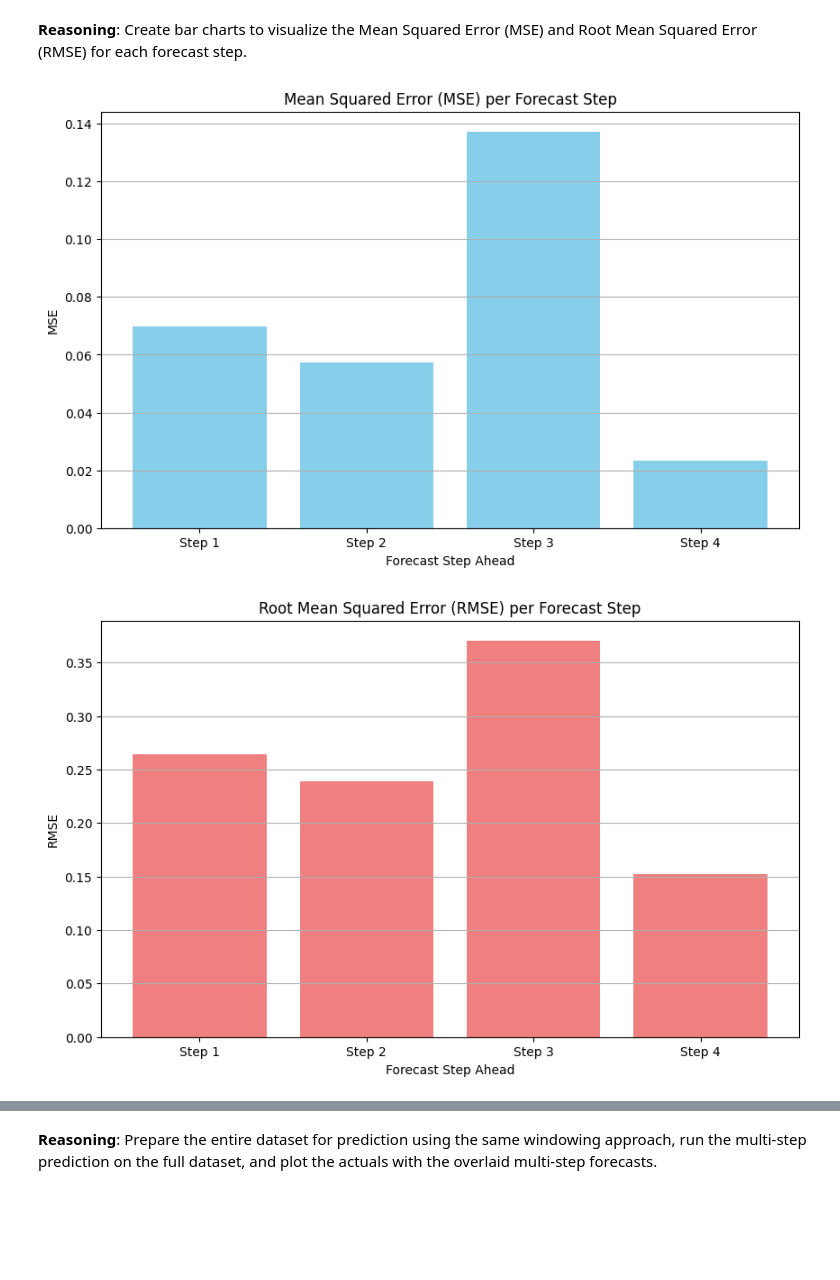
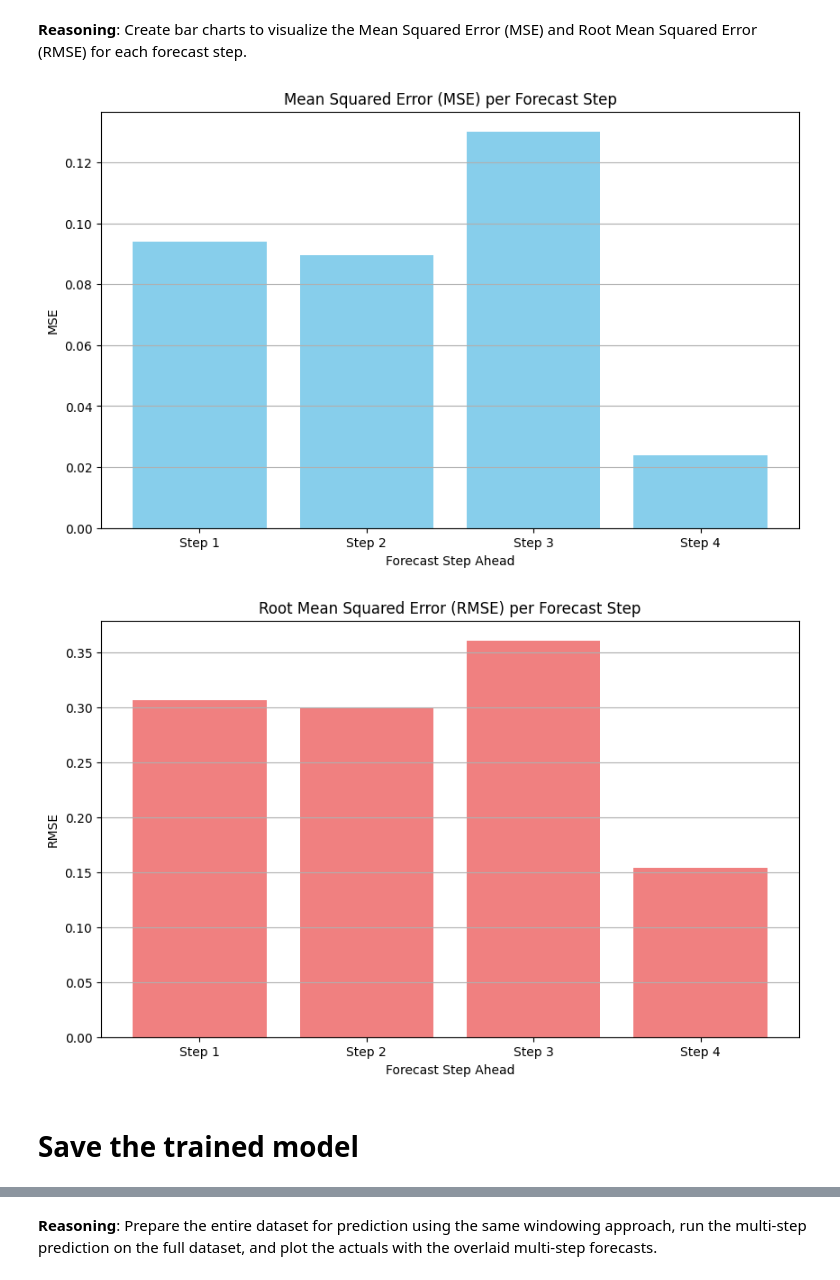
Before and after one commit to tsnthlg/CapStone, a Jupyter notebook: MultivarLSTM Draft.ipynb, the cells around one changed output, grey strips where cells are left out. Cells and saved outputs as stored; diff of their text form; code cells hidden in the pictures; blank space fills up the shorter version.

```diff
--- a/MultivarLSTM Draft.ipynb
+++ b/MultivarLSTM Draft.ipynb
@@ -114,9 +115,6 @@ Prepare the data specifically for an LSTM model by creating sequences and splitt
 **Reasoning**:
 Define a function to create sequences for LSTM input and apply it to the scaled training data to generate sequences and corresponding target values.
 # %%
-import numpy as np
-import pandas as pd # Ensure pandas is imported if not already
-
 def create_sequences(data, sequence_length):
     """
     Creates sequences from time series data for LSTM input.
@@ -139,7 +137,7 @@ def create_sequences(data, sequence_length):
     return np.array(X), np.array(y)
 
 # Specify the sequence length
-sequence_length = 10
+# sequence_length = 10
 
 # Convert scaled training data back to DataFrame for easier slicing in the function
 # The scaled data (X_train_scaled) contains only features. We need to add the target (y_train)
@@ -157,7 +155,7 @@ train_data_for_sequences = pd.concat([X_train_scaled_df, y_train_reset.rename('t
 
 
 # Generate sequences for training data
-X_train_sequences, y_train_sequences = create_sequences(train_data_for_sequences, sequence_length)
+X_train_sequences, y_train_sequences = create_sequences(train_data_for_sequences, SEQUENCE_LENGTH)
 
 # Display the shapes of the generated sequences
 print("Shape of X_train_sequences:", X_train_sequences.shape)
@@ -311,5 +280,5 @@ lr_scheduler = ReduceLROnPlateau(
 Train the designed LSTM model for 100 epochs using the windowed dataset and record the training history.
 # %%
 # Train the model
-history = model.fit(dataset, epochs=500, callbacks=[lr_scheduler])
+history = model.fit(dataset, epochs=1000, callbacks=[lr_scheduler])
 # %% [output]
@@ -374,10 +344,10 @@ test_data_for_sequences = pd.concat([X_test_scaled_df, y_test_reset.rename('targ
 
 # Create a TensorFlow dataset for the test data with the same windowing
 test_dataset = tf.data.Dataset.from_tensor_slices(test_data_for_sequences.values)
-test_dataset = test_dataset.window(window_size, shift=1, drop_remainder=True)
-test_dataset = test_dataset.flat_map(lambda window: window.batch(window_size))
-test_dataset = test_dataset.map(lambda window: (window[:sequence_length], window[sequence_length:, -1]))
-test_dataset = test_dataset.batch(batch_size).prefetch(1)
+test_dataset = test_dataset.window(WINDOW_SIZE, shift=1, drop_remainder=True)
+test_dataset = test_dataset.flat_map(lambda window: window.batch(WINDOW_SIZE))
+test_dataset = test_dataset.map(lambda window: (window[:SEQUENCE_LENGTH], window[SEQUENCE_LENGTH:, -1]))
+test_dataset = test_dataset.batch(BATCH_SIZE).prefetch(1)
 
 
 # Make predictions on the test data
@@ -392,14 +362,14 @@ predictions = model.predict(test_dataset)
 target_scaler = StandardScaler()
 target_scaler.fit(y_train.values.reshape(-1, 1))
 
-# Inverse transform the predictions and actual test target values
-predictions_original_scale = target_scaler.inverse_transform(predictions)
-
 # Get the actual target values from the test_dataset for comparison
 # We need to extract the actual target values corresponding to the predictions.
 # This requires iterating through the test_dataset to get the true y values.
 actuals_scaled = np.concatenate([y.numpy() for x, y in test_dataset], axis=0)
 actuals_original_scale = target_scaler.inverse_transform(actuals_scaled)
+
+# Inverse transform the predictions and actual test target values
+predictions_original_scale = target_scaler.inverse_transform(predictions)
 
 
 # Print the forecast and actuals
@@ -423,9 +393,9 @@ plt.plot(y_test_reset.values, label='Actuals', color='blue')
 num_windows = predictions_original_scale.shape[0]
 # The index in the original test set where the actuals_original_scale begins
 # This is the end of the first window's input sequence.
-start_index_of_actuals_for_plotting = sequence_length
+start_index_of_actuals_for_plotting = SEQUENCE_LENGTH
 
-for i in range(forecast_horizon):
+for i in range(FORECAST_HORIZON):
     # Extract predictions for the i-th step across all windows
     predictions_step_i = predictions_original_scale[:, i]
 
@@ -469,13 +434,10 @@ Evaluate the performance of the model using appropriate metrics.
 **Reasoning**:
 Calculate the Mean Squared Error (MSE) and Root Mean Squared Error (RMSE) to evaluate the performance of the LSTM model on the test data.
 # %%
-from sklearn.metrics import mean_squared_error
-import numpy as np
-
 # Calculate Mean Squared Error (MSE) and Root Mean Squared Error (RMSE) for each forecast step
 print("Evaluation metrics for each forecast step:")
 
-for i in range(forecast_horizon):
+for i in range(FORECAST_HORIZON):
     # Extract predictions and actuals for the i-th step
     predictions_step_i = predictions_original_scale[:, i]
     actuals_step_i = actuals_original_scale[:, i]
@@ -512,9 +474,6 @@ Overall Root Mean Squared Error (RMSE): 0.268207
 **Reasoning**:
 Create bar charts to visualize the Mean Squared Error (MSE) and Root Mean Squared Error (RMSE) for each forecast step.
 # %%
-import matplotlib.pyplot as plt
-import numpy as np
-
 # Extract MSE and RMSE values for each step from the previous output
 # Assuming the last execution of cell 11ef1d9e printed the metrics in the format:
 #   Step X Ahead - Mean Squared Error (MSE): value
@@ -526,36 +485,38 @@ import numpy as np
 mse_per_step = []
 rmse_per_step = []
 
-for i in range(forecast_horizon):
+for i in range(FORECAST_HORIZON):
     predictions_step_i = predictions_original_scale[:, i]
     actuals_step_i = actuals_original_scale[:, i]
 
     mse_step_i = mean_squared_error(actuals_step_i, predictions_step_i)
     rmse_step_i = np.sqrt(mse_step_i)
 
     mse_per_step.append(mse_step_i)
     rmse_per_step.append(rmse_step_i)
 
 # Create labels for the x-axis
-steps_labels = [f'Step {i+1}' for i in range(forecast_horizon)]
+steps_labels = [f'Step {i+1}' for i in range(FORECAST_HORIZON)]
 
 # Plotting the MSE bar chart
 plt.figure(figsize=(10, 6))
 plt.bar(steps_labels, mse_per_step, color='skyblue')
 plt.title('Mean Squared Error (MSE) per Forecast Step')
 plt.xlabel('Forecast Step Ahead')
 plt.ylabel('MSE')
 plt.grid(axis='y')
 plt.show()
 
 # Plotting the RMSE bar chart
 plt.figure(figsize=(10, 6))
 plt.bar(steps_labels, rmse_per_step, color='lightcoral')
 plt.title('Root Mean Squared Error (RMSE) per Forecast Step')
 plt.xlabel('Forecast Step Ahead')
 plt.ylabel('RMSE')
 plt.grid(axis='y')
 plt.show()
 # %% [output]
-[figure, old version]
+[figure, new version]
-[figure, old version]
+[figure, new version]
+# %% [markdown]
+# Save the trained model
```
Also changed, not shown: parts of 34 cells of this notebook.
